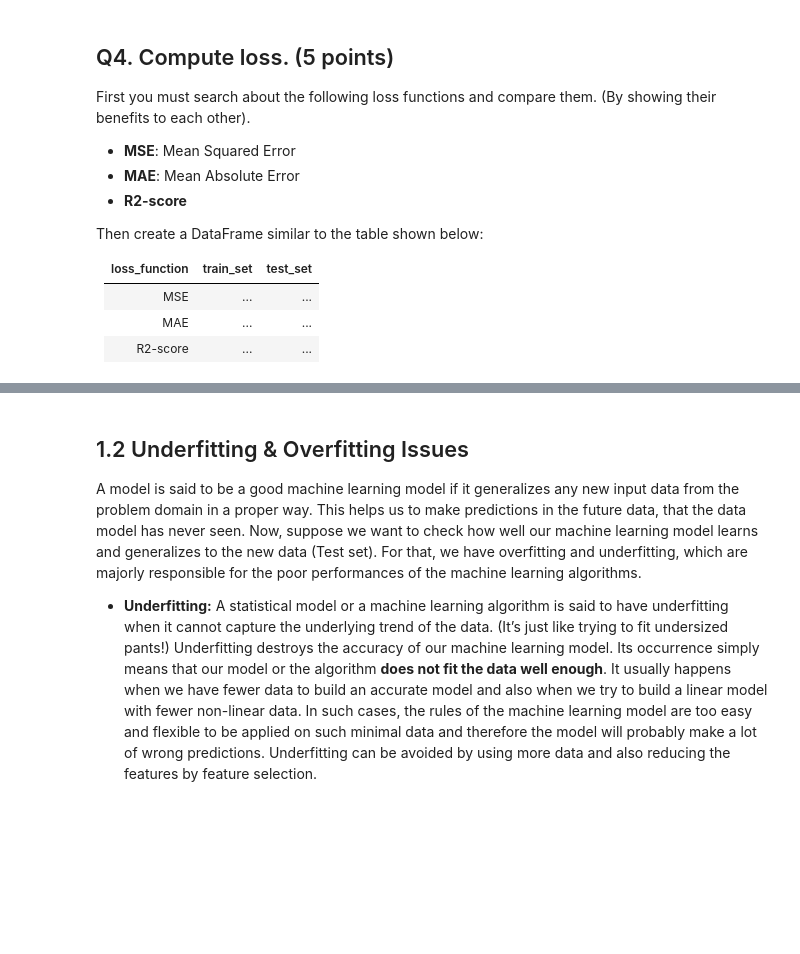
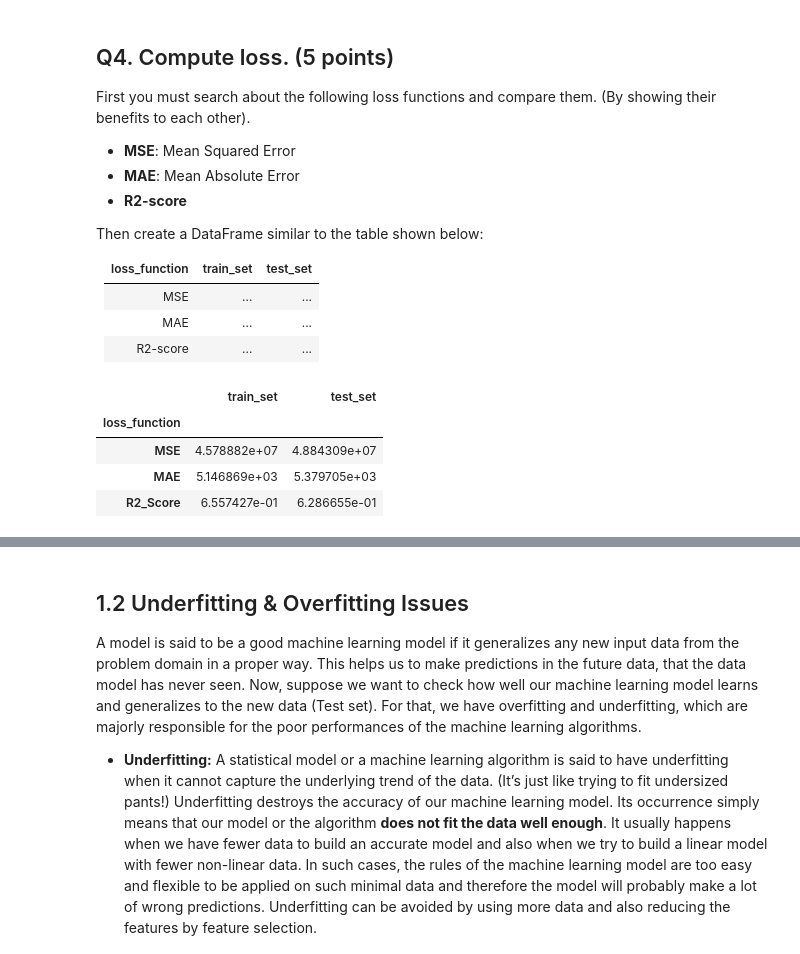
Before and after one commit to mostafa-ja/Machine-Learning-fall2023, a Jupyter notebook: Linear_and_Logistic_Regression.ipynb, the cells around one changed output, grey strips where cells are left out. Cells and saved outputs as stored; diff of their text form; code cells hidden in the pictures; blank space fills up the shorter version.

```diff
--- a/Linear_and_Logistic_Regression.ipynb
+++ b/Linear_and_Logistic_Regression.ipynb
@@ -298,0 +278,31 @@ Then create a DataFrame similar to the table shown below:
+# %%
+############# Your code here ############
+
+# Calculate predictions for train and test sets
+y_pred_train = coeff * X_train_normalized + intercept
+y_pred_test = coeff * X_test_normalized + intercept
+
+# Define a list of loss functions
+loss_functions = ['MSE', 'MAE', 'R2_Score']
+
+# Calculate loss metrics for train and test sets
+train_losses = [slr.compute_loss(y_pred_train, y_train, loss_fn=loss) for loss in loss_functions]
+test_losses = [slr.compute_loss(y_pred_test, y_test, loss_fn=loss) for loss in loss_functions]
+
+# Create a DataFrame to store loss metrics
+loss_df = pd.DataFrame({
+    'loss_function': loss_functions,
+    'train_set': train_losses,
+    'test_set': test_losses
+}).set_index('loss_function')
+
+# Display the DataFrame
+loss_df
+
+#########################################
+# %% [output]
+|  | train_set | test_set |
+| loss_function |  |  |
+| MSE | 4.578882e+07 | 4.884309e+07 |
+| MAE | 5.146869e+03 | 5.379705e+03 |
+| R2_Score | 6.557427e-01 | 6.286655e-01 |
```
Also changed, not shown: parts of 12 cells of this notebook.
